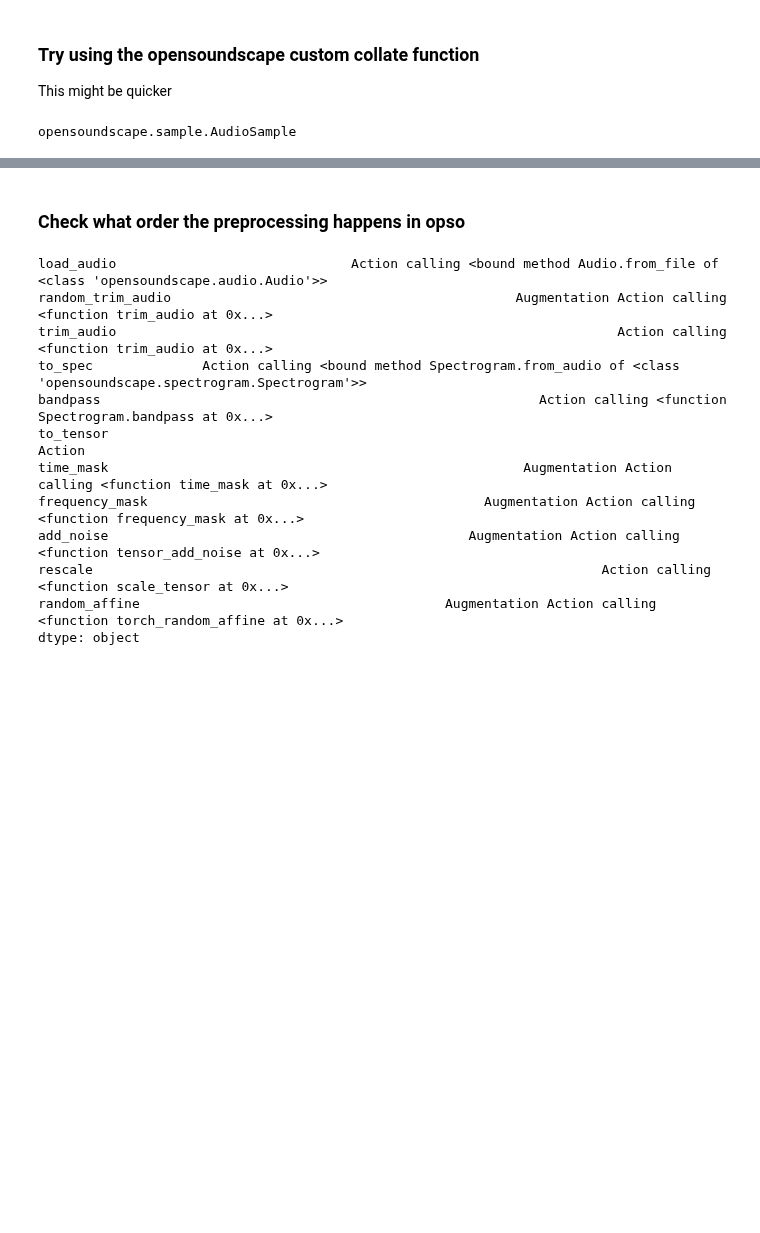
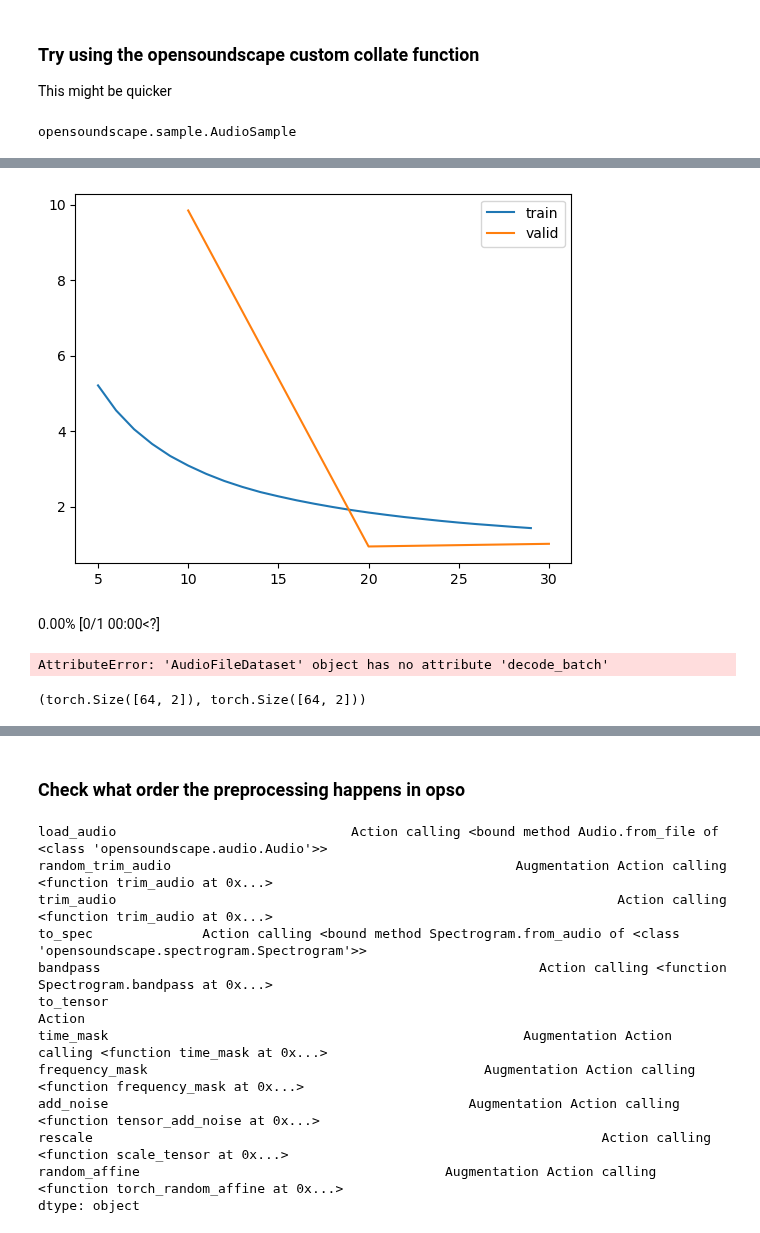
Before and after one commit to Mgallimore88/osfl_cnn_recognizer, a Jupyter notebook: notebooks/exploratory_nbs/1.14-mjg-osfl-check-build-dataset.ipynb, the cells around one changed output, grey strips where cells are left out. Saved outputs shown, nothing was run; the diff lists cells and outputs as text; code cells hidden in the pictures; blank space fills up the shorter version.

```diff
--- a/notebooks/exploratory_nbs/1.14-mjg-osfl-check-build-dataset.ipynb
+++ b/notebooks/exploratory_nbs/1.14-mjg-osfl-check-build-dataset.ipynb
@@ -209,0 +323,4 @@ Mismatch found on axis 0 of the batch and is of type `Tensor`:
+# %%
+model = timm.create_model('resnet18',pretrained=True, in_chans=1, num_classes=1)
+learn = Learner(dls,model,metrics=accuracy,loss_func=CrossEntropyLossFlat())
+learn.fit_one_cycle(1, 1e-3)
@@ -209,0 +332,2 @@ Mismatch found on axis 0 of the batch and is of type `Tensor`:
+# %%
+learn.fit_one_cycle(3, 1e-3)
@@ -209,0 +339,15 @@ Mismatch found on axis 0 of the batch and is of type `Tensor`:
+# %%
+learn.recorder.plot_loss()
+# %% [output]
+[figure, added]
+# %%
+learn.predict(train_dataset[0])
+# %% [output]
+0.00% [0/1 00:00<?]
+AttributeError: 'AudioFileDataset' object has no attribute 'decode_batch'
+# %%
+xb, yb = dls.one_batch()
+xb.shape, yb.shape
+model(xb).shape, yb.shape
+# %% [output]
+(torch.Size([64, 2]), torch.Size([64, 2]))
```
Also changed, not shown: parts of 65 cells of this notebook, 5 other files.
